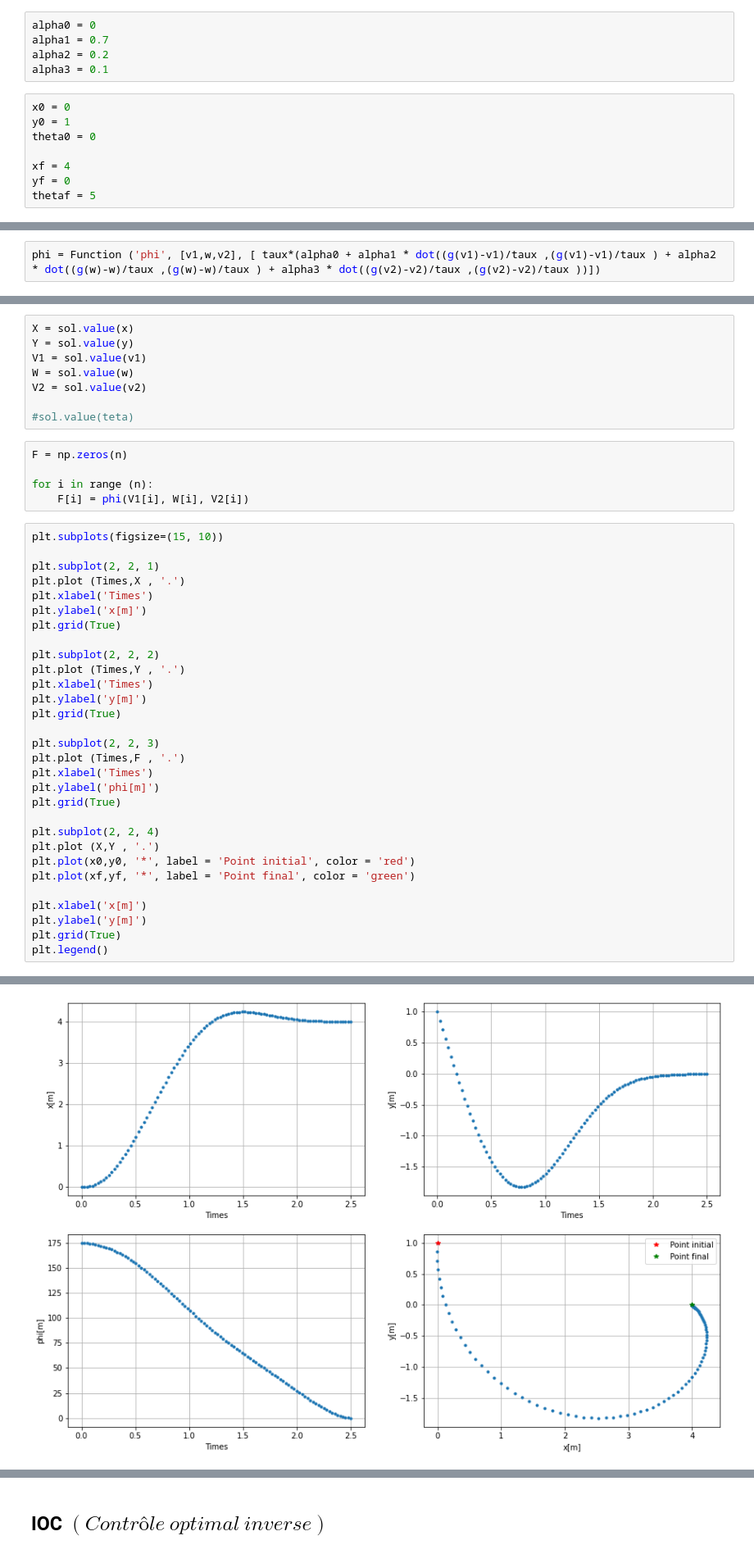
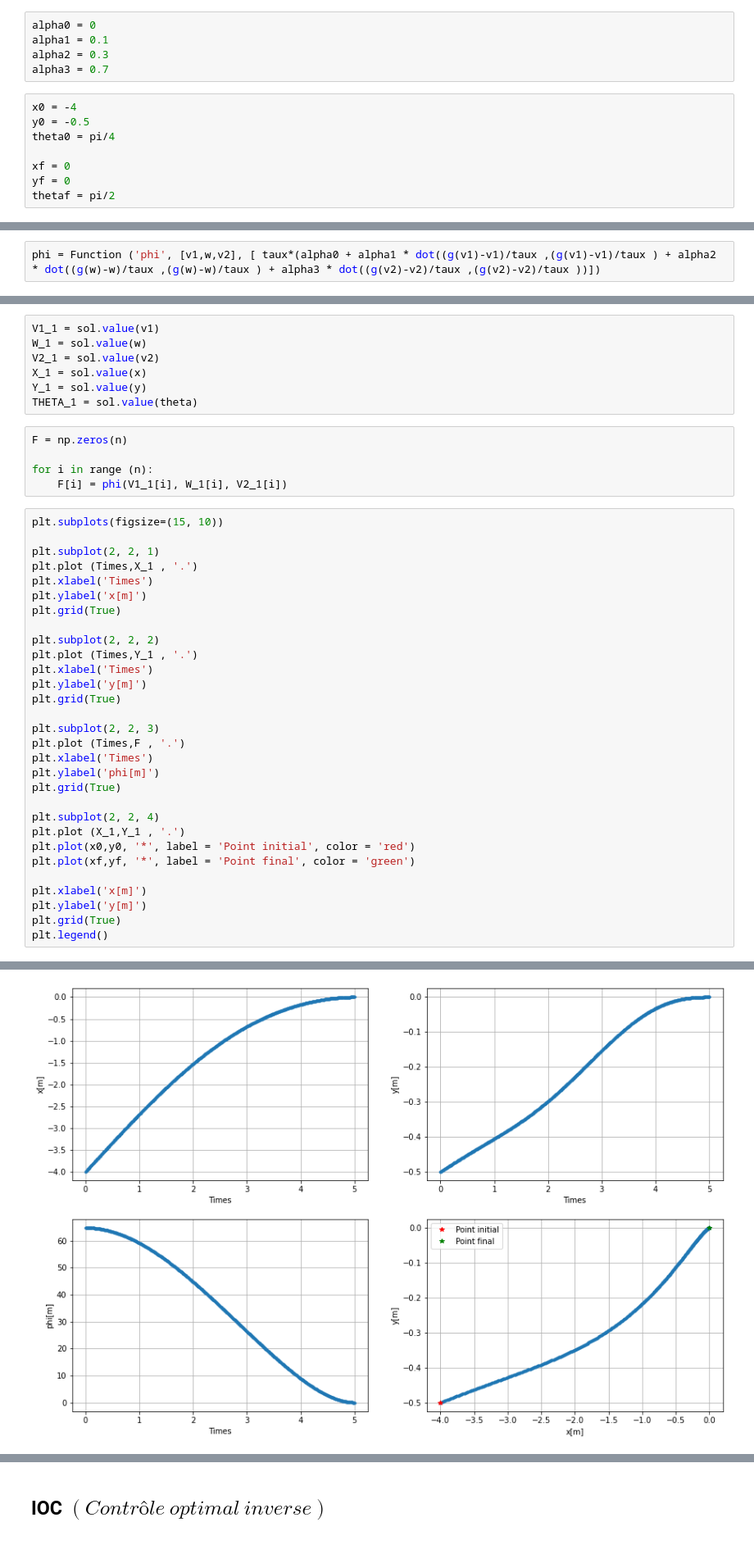
Before and after one commit to Zasfour/Locomotion-humain, a Jupyter notebook: Etude_de_la_locomotion_humaine.ipynb.ipynb, the cells around one changed output, grey strips where cells are left out. Shown: that part at 82% size. Saved outputs shown, nothing was run; the diff lists cells and outputs as text.

```diff
--- a/Etude_de_la_locomotion_humaine.ipynb.ipynb
+++ b/Etude_de_la_locomotion_humaine.ipynb.ipynb
@@ -75,16 +76,16 @@ Times = np.linspace(0, T, n)
 # %%
 alpha0 = 0
-alpha1 = 0.7
-alpha2 = 0.2
-alpha3 = 0.1
+alpha1 = 0.1
+alpha2 = 0.3
+alpha3 = 0.7
 # %%
-x0 = 0
-y0 = 1
-theta0 = 0
+x0 = -4
+y0 = -0.5
+theta0 = pi/4
 
-xf = 4
+xf = 0
 yf = 0
-thetaf = 5
+thetaf = pi/2
 # %%
 ## variable de position
 x = SX.sym('x', n )
@@ -163,46 +164,45 @@ Total number of inequality constraints...............:        0
 # %%
-X = sol.value(x)
-Y = sol.value(y)
-V1 = sol.value(v1)
-W = sol.value(w)
-V2 = sol.value(v2)
-
-#sol.value(teta)
+V1_1 = sol.value(v1)
+W_1 = sol.value(w)
+V2_1 = sol.value(v2)
+X_1 = sol.value(x)
+Y_1 = sol.value(y)
+THETA_1 = sol.value(theta)
 # %%
 F = np.zeros(n)
 
 for i in range (n):
-    F[i] = phi(V1[i], W[i], V2[i])
+    F[i] = phi(V1_1[i], W_1[i], V2_1[i])
 # %%
 plt.subplots(figsize=(15, 10))
 
 plt.subplot(2, 2, 1)
-plt.plot (Times,X , '.')
+plt.plot (Times,X_1 , '.')
 plt.xlabel('Times')
 plt.ylabel('x[m]')
 plt.grid(True)
 
 plt.subplot(2, 2, 2)
-plt.plot (Times,Y , '.')
+plt.plot (Times,Y_1 , '.')
 plt.xlabel('Times')
 plt.ylabel('y[m]')
 plt.grid(True)
 
 plt.subplot(2, 2, 3)
 plt.plot (Times,F , '.')
 plt.xlabel('Times')
 plt.ylabel('phi[m]')
 plt.grid(True)
 
 plt.subplot(2, 2, 4)
-plt.plot (X,Y , '.')
+plt.plot (X_1,Y_1 , '.')
 plt.plot(x0,y0, '*', label = 'Point initial', color = 'red')
 plt.plot(xf,yf, '*', label = 'Point final', color = 'green')
 
 plt.xlabel('x[m]')
 plt.ylabel('y[m]')
 plt.grid(True)
 plt.legend()
 # %% [output]
 <matplotlib.legend.Legend at 0x...>
-[figure, old version]
+[figure, new version]
```
Also changed, not shown: parts of 22 cells of this notebook.
